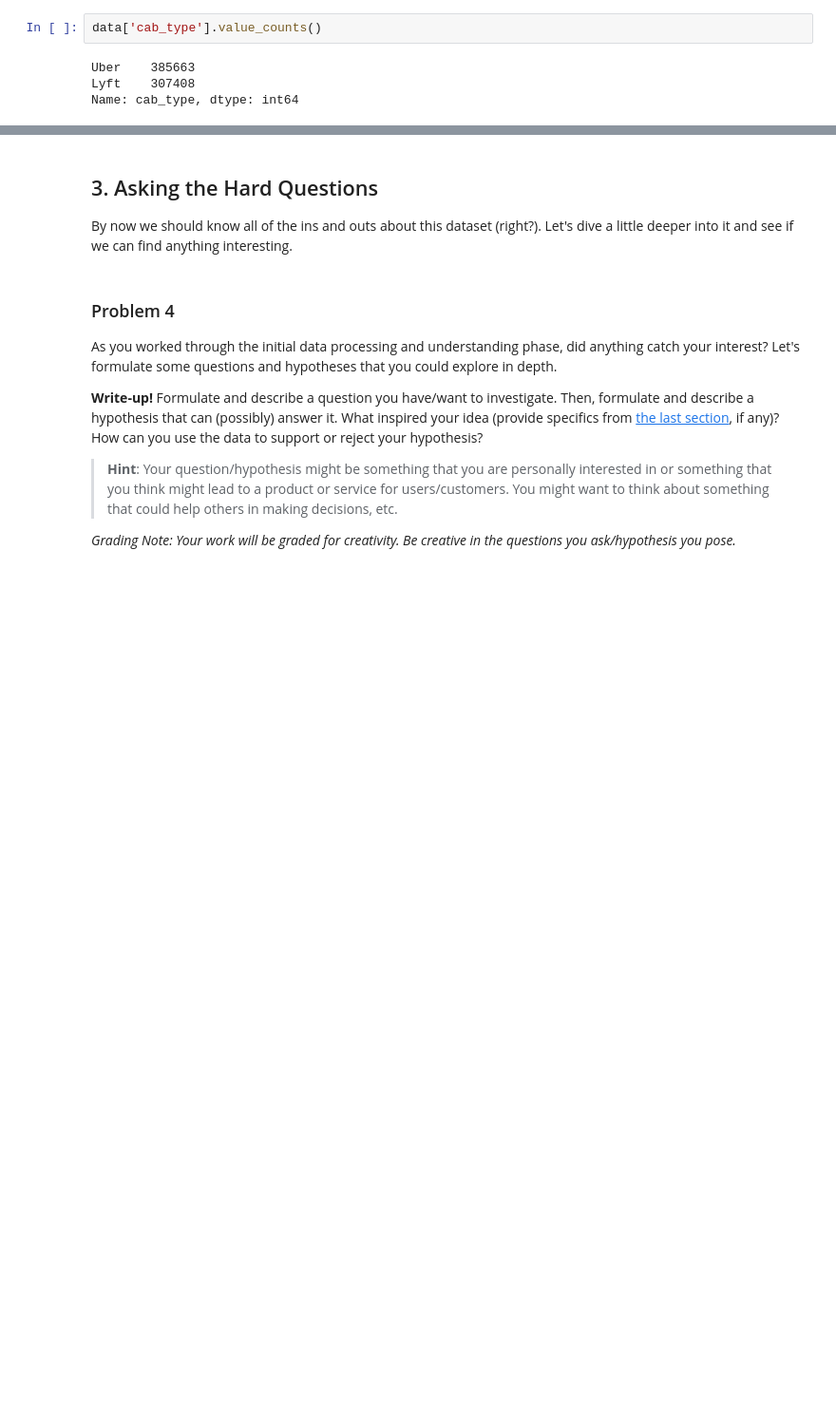
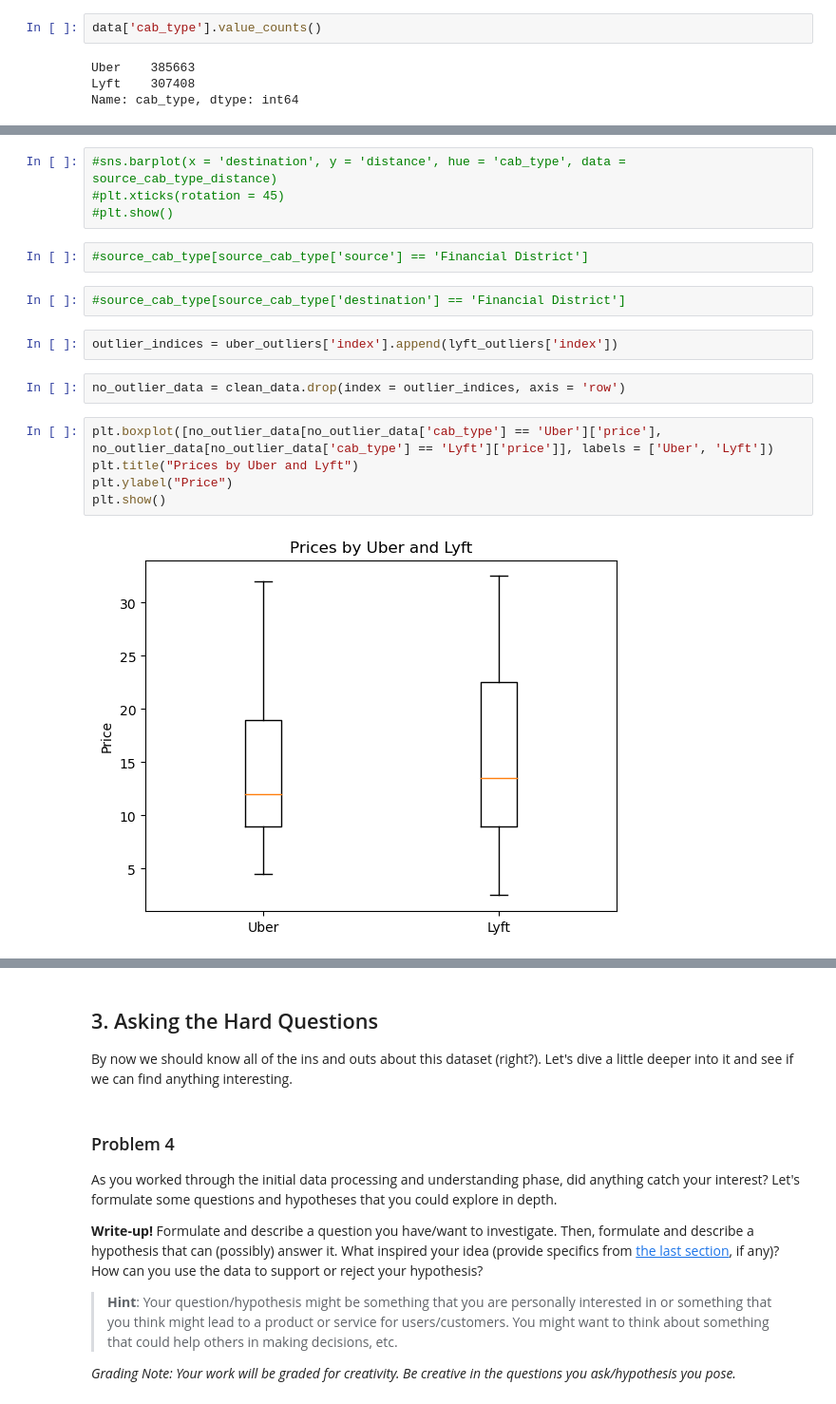
Before and after one commit to jumonlala/217_final_project, a Jupyter notebook: hw6.ipynb, the cells around one changed output, grey strips where cells are left out. Shown at 95% size. Drawn from its saved outputs; the diff is of its cells as text; blank space fills up the shorter version.

```diff
--- a/hw6.ipynb
+++ b/hw6.ipynb
@@ -340,0 +340,19 @@ clean_data['datetime']
+# %%
+#sns.barplot(x = 'destination', y = 'distance', hue = 'cab_type', data = source_cab_type_distance)
+#plt.xticks(rotation = 45)
+#plt.show()
+# %%
+#source_cab_type[source_cab_type['source'] == 'Financial District']
+# %%
+#source_cab_type[source_cab_type['destination'] == 'Financial District']
+# %%
+outlier_indices = uber_outliers['index'].append(lyft_outliers['index'])
+# %%
+no_outlier_data = clean_data.drop(index = outlier_indices, axis = 'row')
+# %%
+plt.boxplot([no_outlier_data[no_outlier_data['cab_type'] == 'Uber']['price'], no_outlier_data[no_outlier_data['cab_type'] == 'Lyft']['price']], labels = ['Uber', 'Lyft'])
+plt.title("Prices by Uber and Lyft")
+plt.ylabel("Price")
+plt.show()
+# %% [output]
+[figure, added]
```
Also changed, not shown: parts of 42 cells of this notebook.
